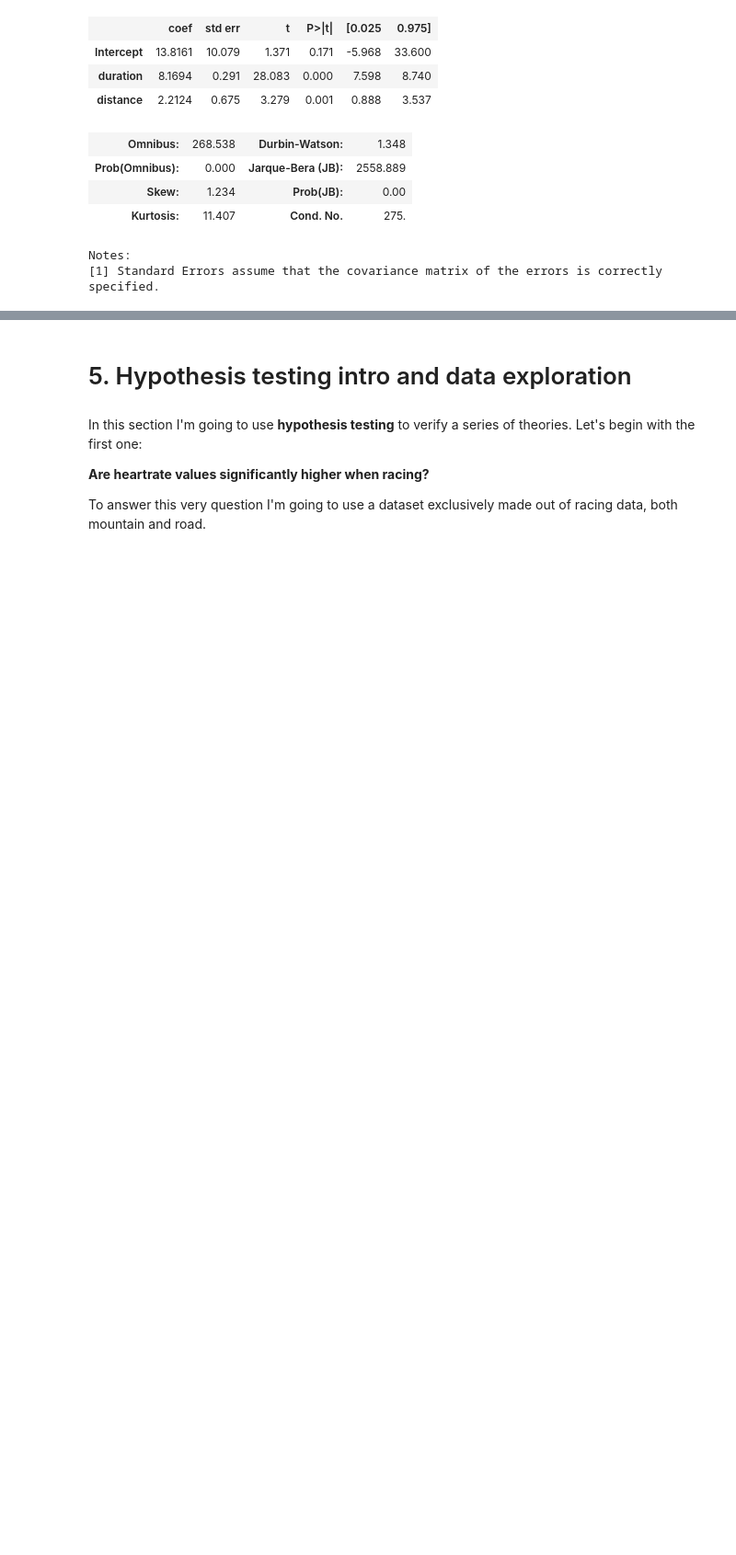
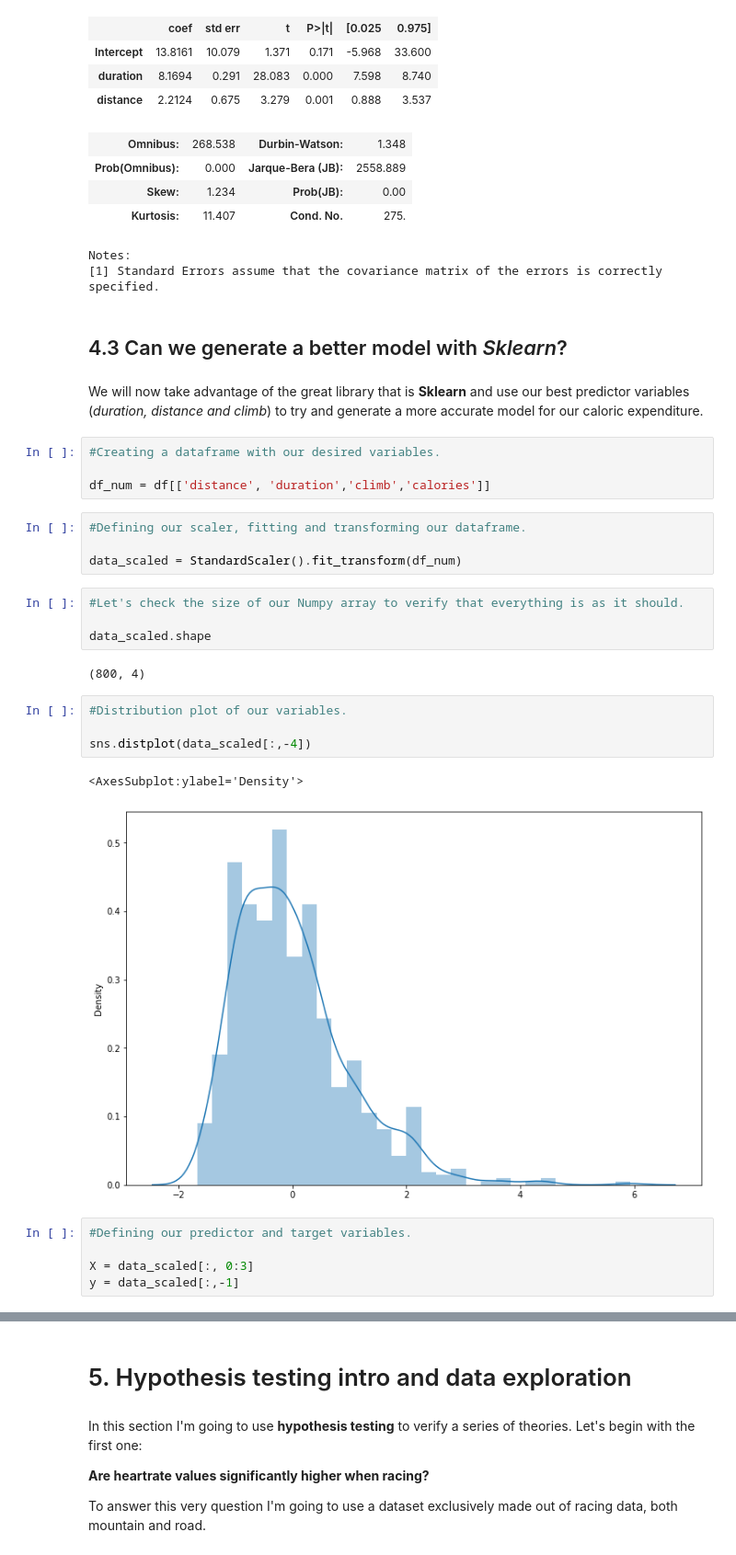
Before and after one commit to x-esteban/Project-05-Statistical-Analysis, a Jupyter notebook: statistical-analysis.ipynb, the cells around one changed output, grey strips where cells are left out. Shown at 92% size. Saved outputs shown, nothing was run; the diff lists cells and outputs as text; blank space fills up the shorter version.

```diff
--- a/statistical-analysis.ipynb
+++ b/statistical-analysis.ipynb
@@ -600,3 +600,33 @@ OLS Regression Results
 | Kurtosis: | 11.407 | Cond. No. | 275. |
 Notes:
 [1] Standard Errors assume that the covariance matrix of the errors is correctly specified.
+# %% [markdown]
+## 4.3 Can we generate a better model with *Sklearn*?
+# %% [markdown]
+We will now take advantage of the great library that is **Sklearn** and use our best predictor variables (*duration, distance and climb*) to try and generate a more accurate model for our caloric expenditure.
+# %%
+#Creating a dataframe with our desired variables.
+
+df_num = df[['distance', 'duration','climb','calories']]
+# %%
+#Defining our scaler, fitting and transforming our dataframe.
+
+data_scaled = StandardScaler().fit_transform(df_num)
+# %%
+#Let's check the size of our Numpy array to verify that everything is as it should.
+
+data_scaled.shape
+# %% [output]
+(800, 4)
+# %%
+#Distribution plot of our variables.
+
+sns.distplot(data_scaled[:,-4])
+# %% [output]
+<AxesSubplot:ylabel='Density'>
+[figure, added]
+# %%
+#Defining our predictor and target variables.
+
+X = data_scaled[:, 0:3]
+y = data_scaled[:,-1]
```
Also changed, not shown: parts of 17 cells of this notebook.
